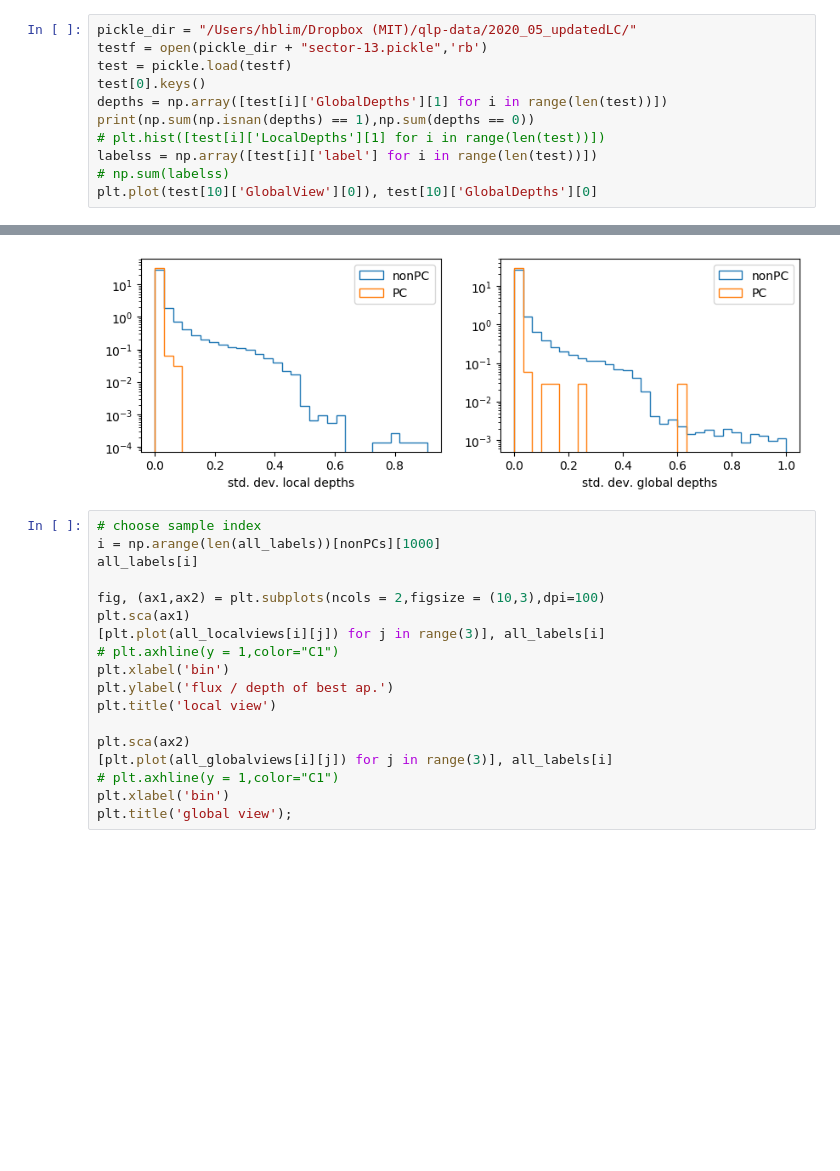
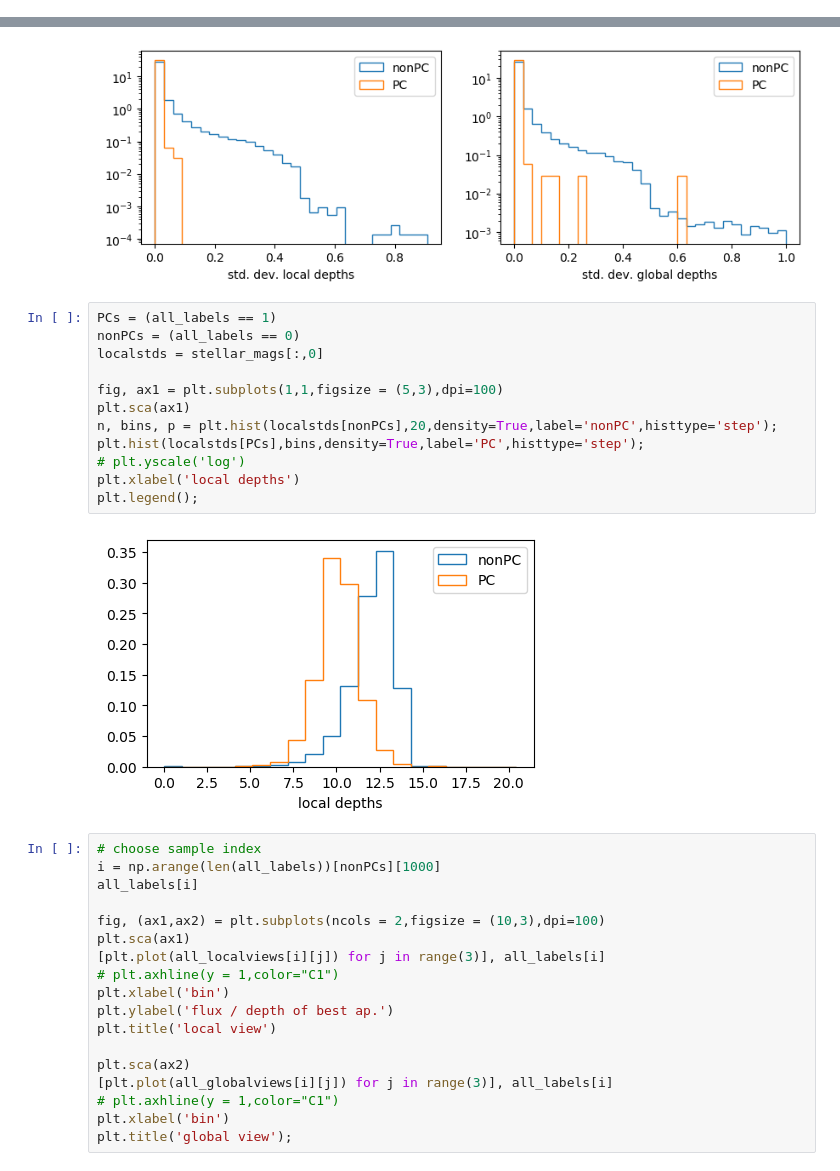
Before and after one commit to halstonblim/ml_exoplanet_vetter, a Jupyter notebook: CNN/exoplanet/cnn.ipynb, the cells around one changed output, grey strips where cells are left out. Drawn from its saved outputs; the diff is of its cells as text; blank space fills up the shorter version.

```diff
--- a/CNN/exoplanet/cnn.ipynb
+++ b/CNN/exoplanet/cnn.ipynb
@@ -22,14 +22,3 @@ from torch.optim import Adam
 import sklearn
 # %% [markdown]
 Define a function to read some pickled data into numpy array.
-# %%
-pickle_dir = "/Users/hblim/Dropbox (MIT)/qlp-data/2020_05_updatedLC/"
-testf = open(pickle_dir + "sector-13.pickle",'rb')
-test = pickle.load(testf)
-test[0].keys()
-depths = np.array([test[i]['GlobalDepths'][1] for i in range(len(test))])
-print(np.sum(np.isnan(depths) == 1),np.sum(depths == 0))
-# plt.hist([test[i]['LocalDepths'][1] for i in range(len(test))])
-labelss = np.array([test[i]['label'] for i in range(len(test))])
-# np.sum(labelss)
-plt.plot(test[10]['GlobalView'][0]), test[10]['GlobalDepths'][0]
@@ -184,6 +169,20 @@ plt.xlabel('std. dev. global depths')
 plt.legend();
 # %% [output]
 [figure]
+# %%
+PCs = (all_labels == 1)
+nonPCs = (all_labels == 0)
+localstds = stellar_mags[:,0]
+
+fig, ax1 = plt.subplots(1,1,figsize = (5,3),dpi=100)
+plt.sca(ax1)
+n, bins, p = plt.hist(localstds[nonPCs],20,density=True,label='nonPC',histtype='step');
+plt.hist(localstds[PCs],bins,density=True,label='PC',histtype='step');
+# plt.yscale('log')
+plt.xlabel('local depths')
+plt.legend();
+# %% [output]
+[figure, added]
 # %%
 # choose sample index
 i = np.arange(len(all_labels))[nonPCs][1000]
```
Also changed, not shown: parts of 8 cells of this notebook.
